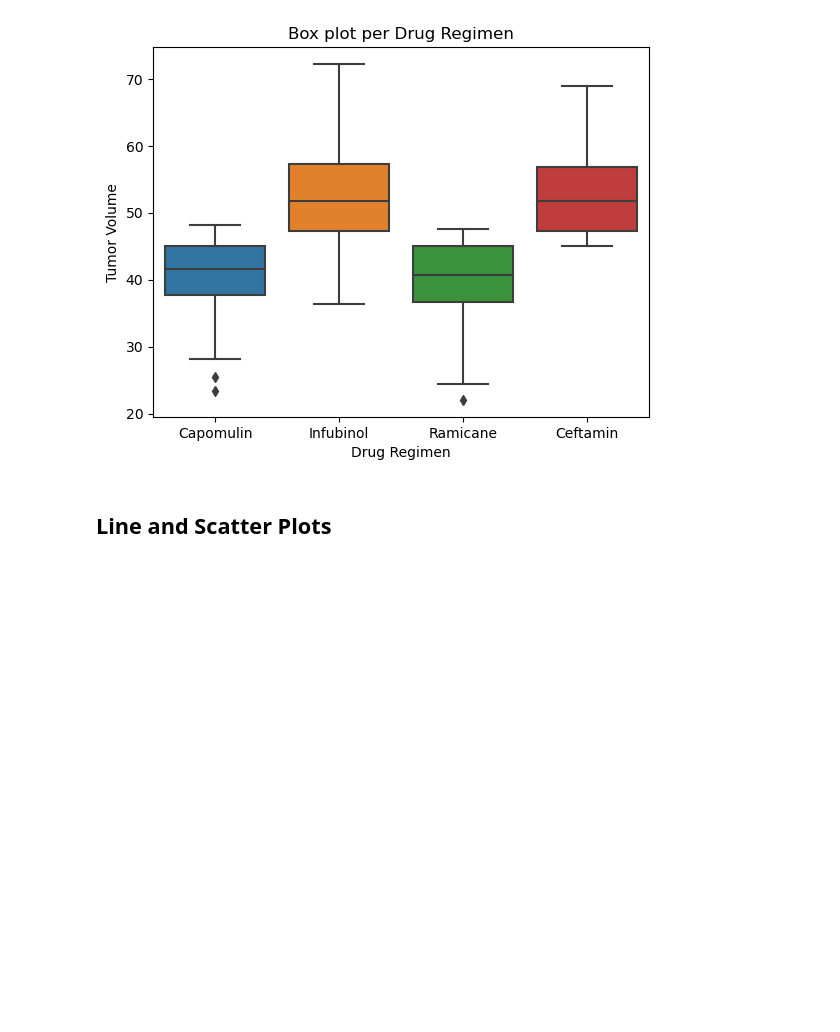
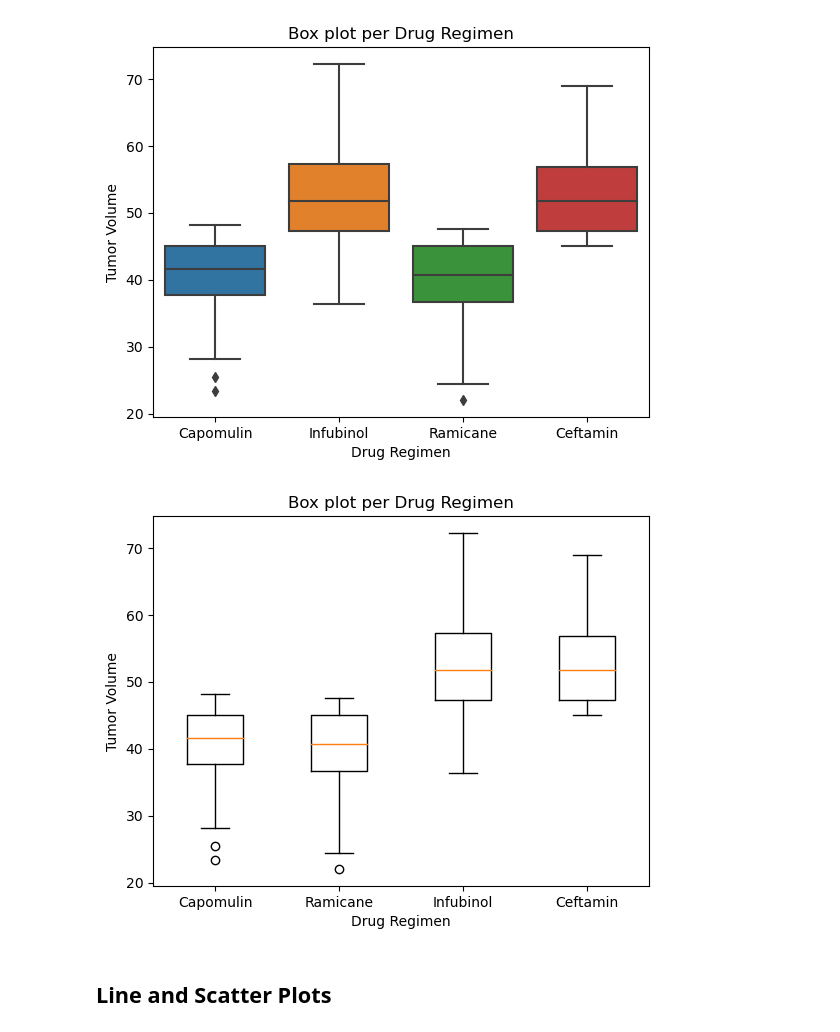
Before and after one commit to Breeze0122/Matplotlib-challenge, a Jupyter notebook: Pymaceuticals/pymaceuticals_starter.ipynb, the cells around one changed output. Saved outputs shown, nothing was run; the diff lists cells and outputs as text; code cells hidden in the pictures; blank space fills up the shorter version.

Commit message:
correct the boxplot

```diff
--- a/Pymaceuticals/pymaceuticals_starter.ipynb
+++ b/Pymaceuticals/pymaceuticals_starter.ipynb
@@ -315,6 +315,24 @@ plt.title('Box plot per Drug Regimen')
 plt.show()
 # %% [output]
 [figure]
+# %%
+# Generate a box plot that shows the distrubution of the tumor volume for each treatment group.
+#to do an each boxplot for each regimen, to do it with matplotlib
+data_plot = {}
+
+data_plot={treatment:filtered_df_by_drug_regimen[filtered_df_by_drug_regimen['Drug Regimen']==treatment]['Tumor Volume (mm3)'] for treatment in drug_regimen}
+#for treatment in drug_regimen:
+#    data_plot.append(filtered_df_by_drug_regimen[filtered_df_by_drug_regimen['Drug Regimen']==treatment]['Tumor Volume (mm3)'])
+
+fig, ax = plt.subplots()
+ax.boxplot(data_plot.values(),
+           labels=data_plot.keys())
+plt.xlabel('Drug Regimen')
+plt.ylabel('Tumor Volume')
+plt.title('Box plot per Drug Regimen')
+plt.show()
+# %% [output]
+[figure, added]
 # %% [markdown]
 ## Line and Scatter Plots
 # %%
```
Also changed, not shown: parts of 1 cell of this notebook.
